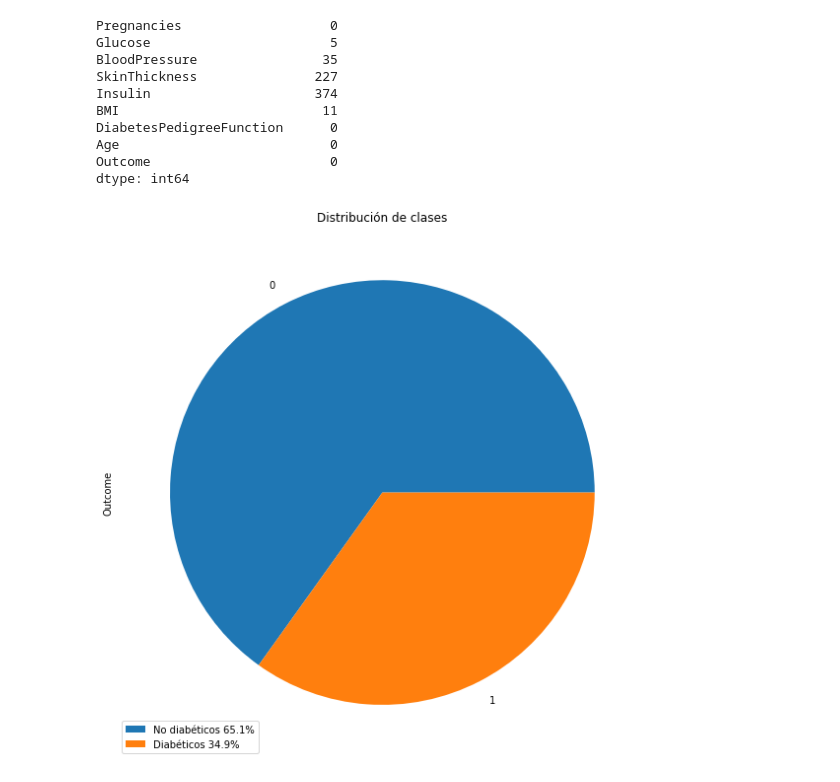
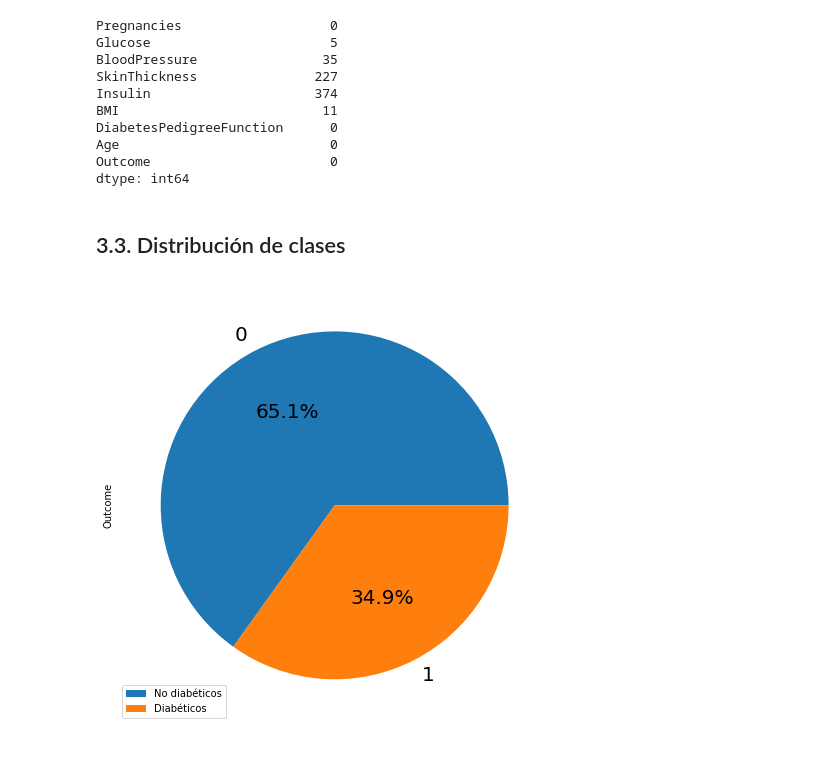
Before and after one commit to Kammann123/nn-tp1, a Jupyter notebook: notebooks/tp1-ej2-analysis.ipynb, the cells around one changed output. Cells and saved outputs as stored; diff of their text form; code cells hidden in the pictures.

```diff
--- a/notebooks/tp1-ej2-analysis.ipynb
+++ b/notebooks/tp1-ej2-analysis.ipynb
@@ -162,16 +160,18 @@ DiabetesPedigreeFunction      0
 Age                           0
 Outcome                       0
 dtype: int64
+# %% [markdown]
+## 3.3. Distribución de clases
 # %%
-import matplotlib.pyplot as plt
-
-# Distribution
-classes = np.round(df['Outcome'].value_counts() * 100 / df['Outcome'].value_counts().sum(), 2)
-
 # Plot the class distribution
-plot = df['Outcome'].value_counts().plot(kind='pie', title='Distribución de clases', figsize=(8, 8))
-plt.legend([f'No diabéticos {classes[0]}%', f'Diabéticos {classes[1]}%'], loc="lower left")
-plt.tight_layout()
+plot = df['Outcome'].value_counts().plot(
+    kind='pie',
+    autopct="%.1f%%",
+    fontsize=20,
+    figsize=(8, 8),
+    use_index=False
+)
+plt.legend([f'No diabéticos', f'Diabéticos'], loc="lower left")
 plt.show()
 # %% [output]
-[figure, old version]
+[figure, new version]
```
Also changed, not shown: parts of 83 cells of this notebook, 2 other files.
